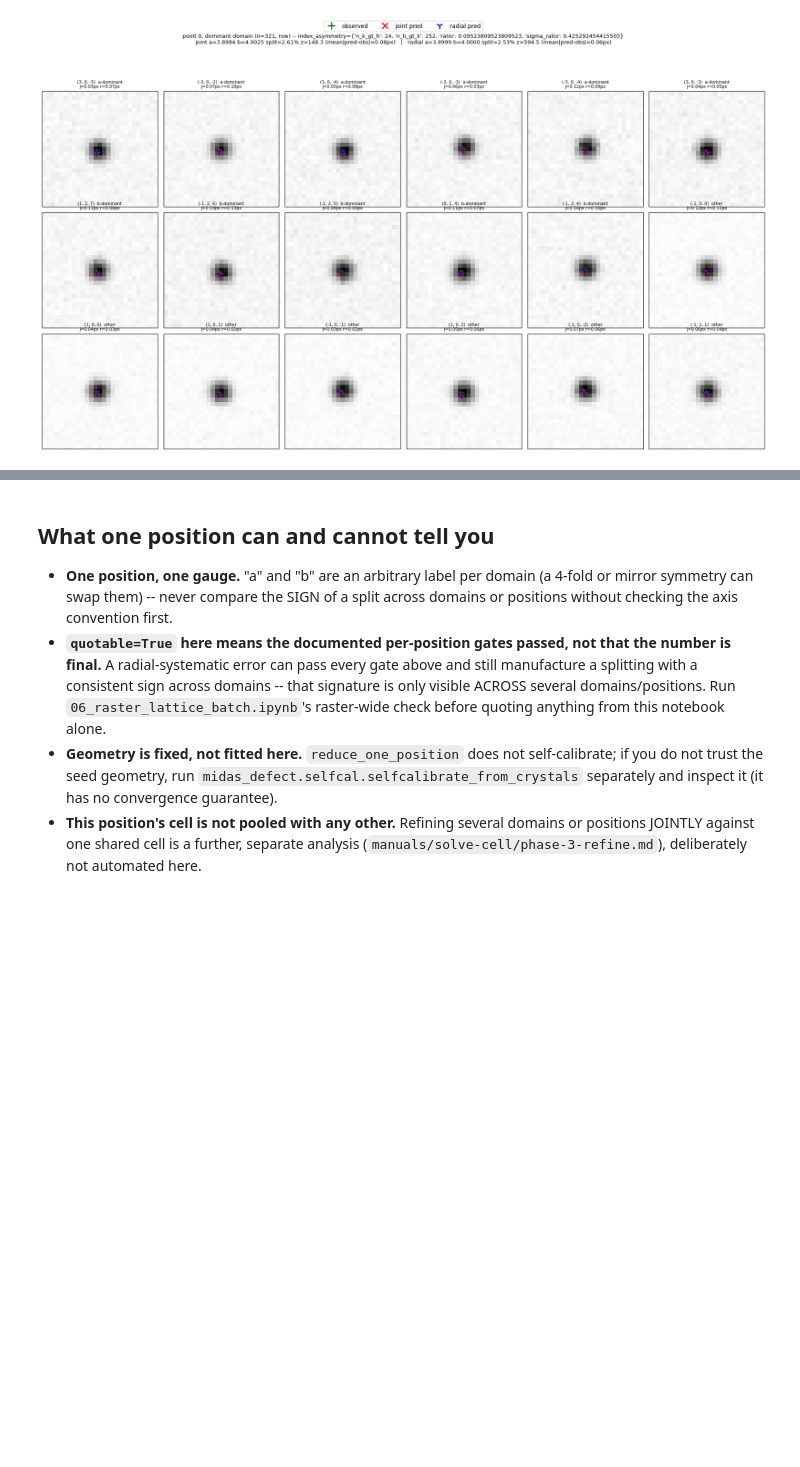
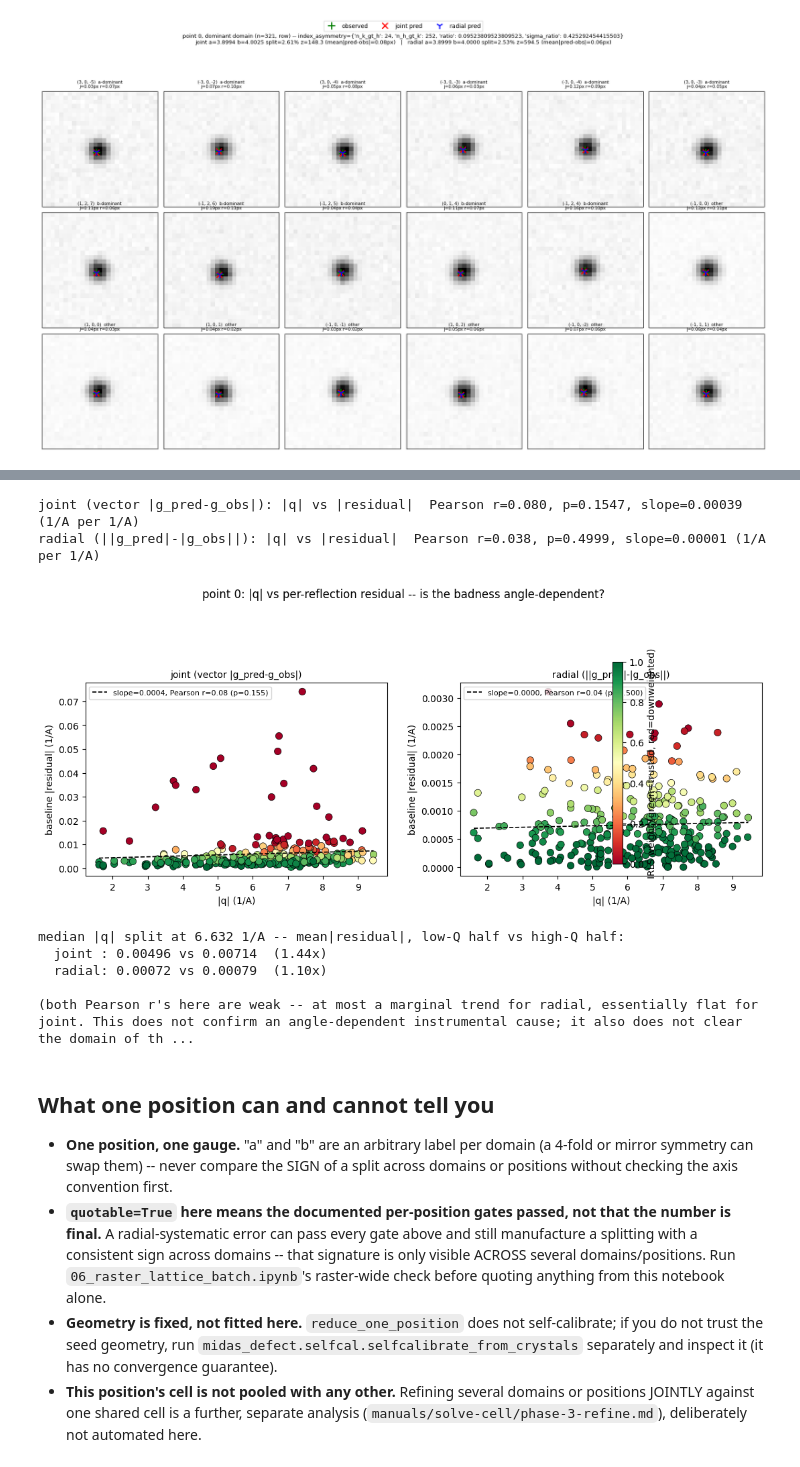
Before and after one commit to marinerhemant/MIDAS, a Jupyter notebook: packages/midas_defect/notebooks/05_raster_lattice_single_point.ipynb, the cells around one changed output, grey strips where cells are left out. Drawn from its saved outputs; the diff is of its cells as text; code cells hidden in the pictures; blank space fills up the shorter version.

```diff
--- a/packages/midas_defect/notebooks/05_raster_lattice_single_point.ipynb
+++ b/packages/midas_defect/notebooks/05_raster_lattice_single_point.ipynb
@@ -633,3 +721,61 @@ radial  robust  : split=2.540% +/- 0.002pp (z=1110.90)  [10 IRLS iterations]
+# %%
+from midas_hkls.cell_constrained import _B_of
+from scipy import stats
+
+if not res.domains.domains:
+    print("No domains found at this position -- nothing to check. See res.notes.")
+else:
+    qmag = np.linalg.norm(g_obs_domain, axis=1)
+
+    Bj = _B_of(fj.cell + (90., 90., 90.), True)
+    resid_j0 = np.linalg.norm((hkl_all.astype(float) @ (U_joint @ Bj).T) - g_obs_domain, axis=1)
+    Br = _B_of(fr.cell + (90., 90., 90.), True)
+    g_pred_mag_r = np.linalg.norm(hkl_all.astype(float) @ Br.T, axis=1)
+    g_obs_mag = np.linalg.norm(g_obs_domain, axis=1)
+    resid_r0 = np.abs(g_pred_mag_r - g_obs_mag)
+
+    fig, axes = plt.subplots(1, 2, figsize=(11, 4.6))
+    for ax, resid0, w, name in (
+        (axes[0], np.abs(resid_j0), w_j, "joint (vector |g_pred-g_obs|)"),
+        (axes[1], resid_r0, w_r, "radial (||g_pred|-|g_obs||)"),
+    ):
+        r0 = stats.pearsonr(qmag, resid0)
+        sc = ax.scatter(qmag, resid0, c=w, cmap="RdYlGn", vmin=0, vmax=1, s=55,
+                        edgecolor="k", linewidth=0.5)
+        m, b = np.polyfit(qmag, resid0, 1)
+        xx = np.linspace(qmag.min(), qmag.max(), 50)
+        ax.plot(xx, m*xx + b, "k--", lw=1.2,
+               label=f"slope={m:.4f}, Pearson r={r0[0]:.2f} (p={r0[1]:.3f})")
+        ax.set_xlabel("|q| (1/A)"); ax.set_ylabel("baseline |residual| (1/A)")
+        ax.set_title(name, fontsize=10)
+        ax.legend(fontsize=8, loc="upper left")
+        print(f"{name}: |q| vs |residual|  Pearson r={r0[0]:.3f}, p={r0[1]:.4f}, slope={m:.5f} (1/A per 1/A)")
+    fig.colorbar(sc, ax=axes, label="IRLS weight (green=trusted, red=downweighted)", shrink=0.85)
+    fig.suptitle(f"point {POINT}: |q| vs per-reflection residual -- is the badness angle-dependent?", y=1.06)
+    fig.tight_layout(rect=[0, 0, 1, 0.90])
+    plt.show()
+
+    med = np.median(qmag)
+    lo, hi = qmag <= med, qmag > med
+    print(f"\nmedian |q| split at {med:.3f} 1/A -- mean|residual|, low-Q half vs high-Q half:")
+    print(f"  joint : {np.mean(np.abs(resid_j0[lo])):.5f} vs {np.mean(np.abs(resid_j0[hi])):.5f}  "
+         f"({np.mean(np.abs(resid_j0[hi]))/np.mean(np.abs(resid_j0[lo])):.2f}x)")
+    print(f"  radial: {np.mean(resid_r0[lo]):.5f} vs {np.mean(resid_r0[hi]):.5f}  "
+         f"({np.mean(resid_r0[hi])/np.mean(resid_r0[lo]):.2f}x)")
+    print("\n(both Pearson r's here are weak -- at most a marginal trend for radial, "
+         "essentially flat for joint. This does not confirm an angle-dependent "
+         "instrumental cause; it also does not clear the domain of the artifact "
+         "concern already on record. Treat as one more inconclusive data point, "
+         "not a resolution.)")
+# %% [output]
+joint (vector |g_pred-g_obs|): |q| vs |residual|  Pearson r=0.080, p=0.1547, slope=0.00039 (1/A per 1/A)
+radial (||g_pred|-|g_obs||): |q| vs |residual|  Pearson r=0.038, p=0.4999, slope=0.00001 (1/A per 1/A)
+[figure, added]
+median |q| split at 6.632 1/A -- mean|residual|, low-Q half vs high-Q half:
+  joint : 0.00496 vs 0.00714  (1.44x)
+  radial: 0.00072 vs 0.00079  (1.10x)
+
+(both Pearson r's here are weak -- at most a marginal trend for radial, essentially flat for joint. This does not confirm an angle-dependent instrumental cause; it also does not clear the domain of th ...
 # %% [markdown]
 ## What one position can and cannot tell you
 
```
Also changed, not shown: parts of 3 cells of this notebook.
